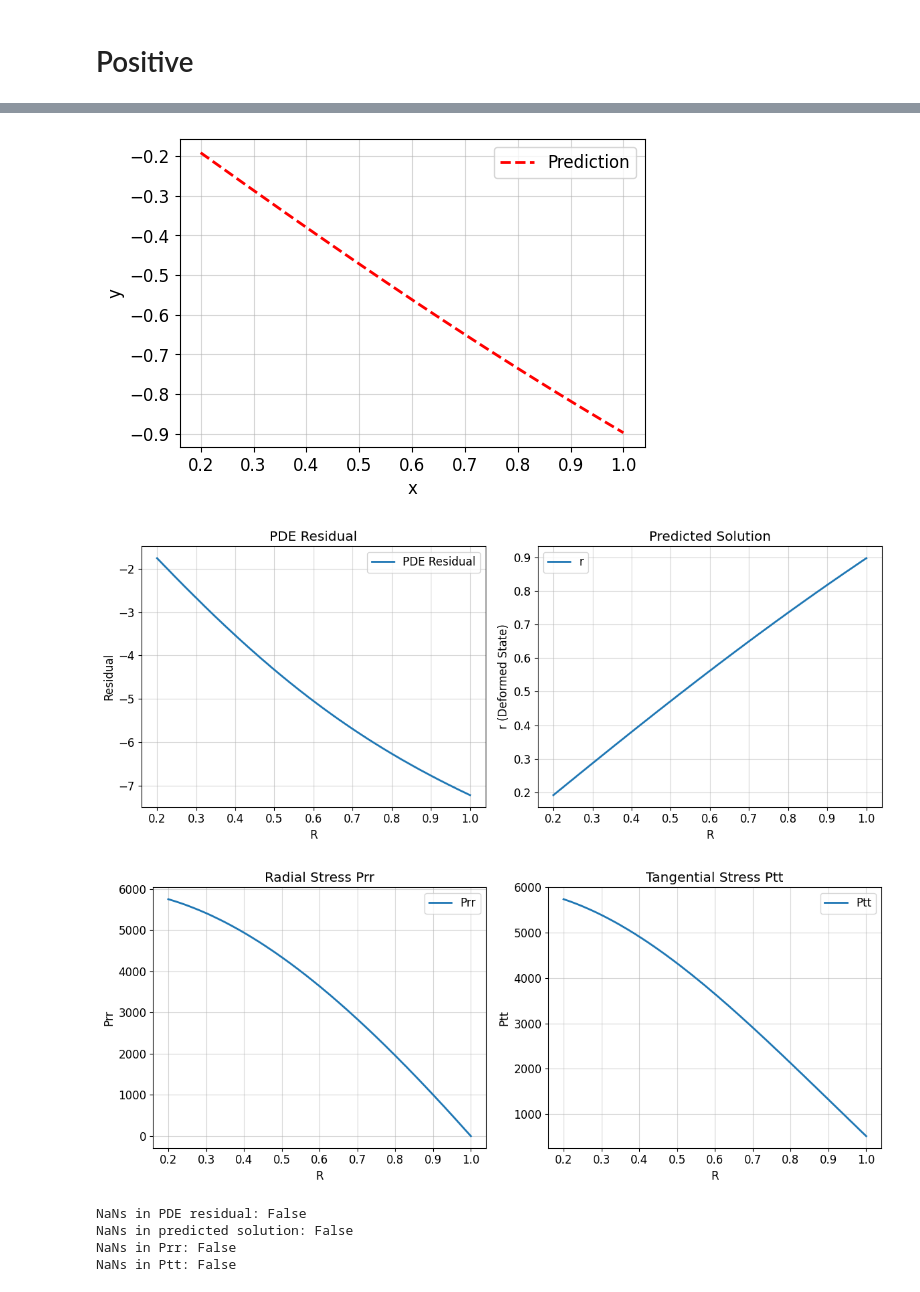
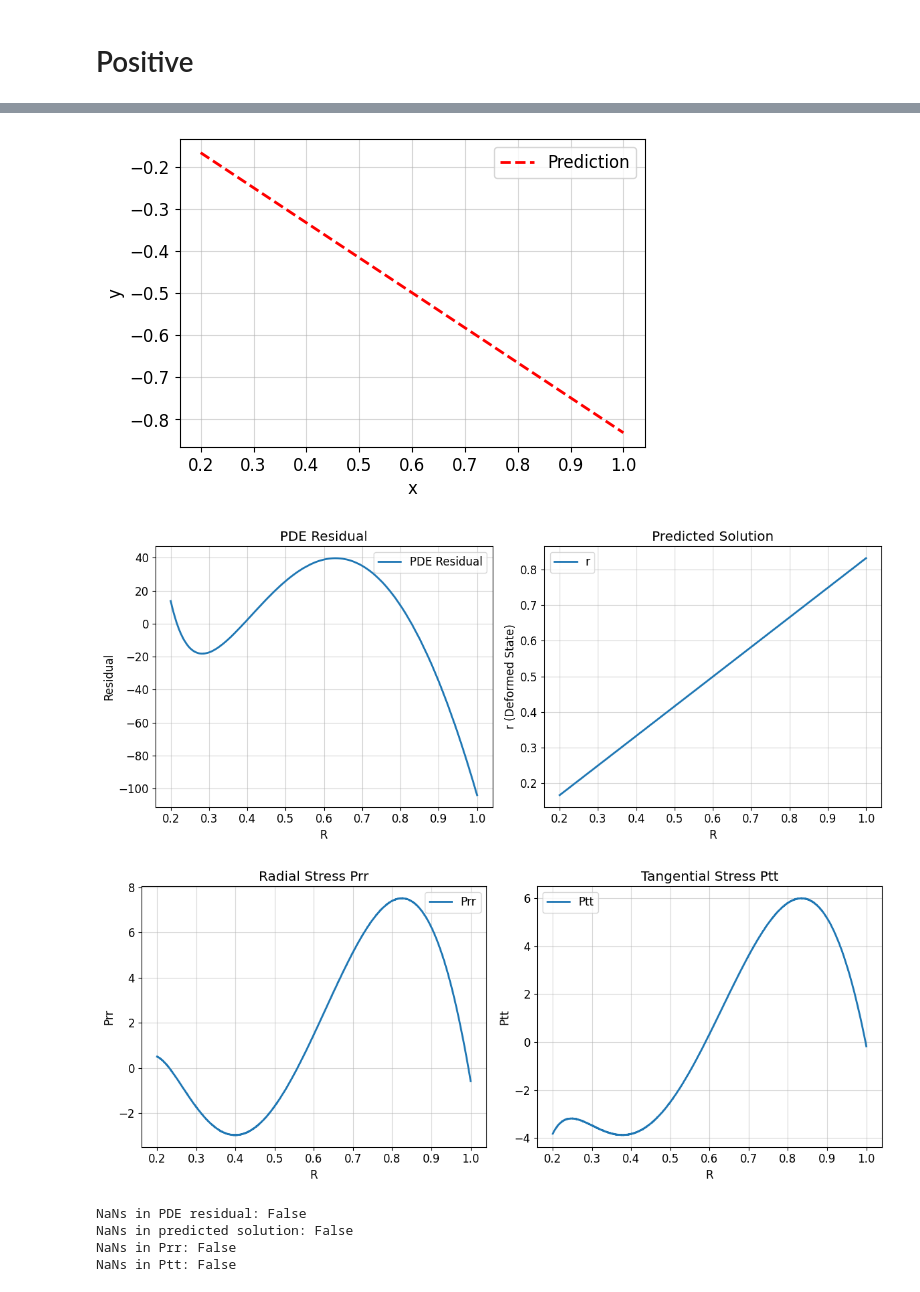
Before and after one commit to NimaFrj/Kaggle-Notebooks, a Jupyter notebook: hydro-pinn-final.ipynb, the cells around one changed output, grey strips where cells are left out. Saved outputs shown, nothing was run; the diff lists cells and outputs as text; code cells hidden in the pictures.

```diff
--- a/hydro-pinn-final.ipynb
+++ b/hydro-pinn-final.ipynb
@@ -159,7 +159,7 @@ def pde(R, r):
     ptt = Ptt(R, r)
     dprr_dR = dde.grad.jacobian(prr, R, i=0, j=0)
     residual = dprr_dR + tf.math.divide_no_nan(prr, R) - tf.math.divide_no_nan(ptt, R)
-    return residual / 1500.0  # Scale to reduce loss magnitude
+    return residual
 
 # Boundary condition functions
 def boundary_left(R, on_boundary):
@@ -185,7 +185,7 @@ data = dde.data.PDE(
     [bc1, bc2],
     num_domain=200,
     num_boundary=2,
-    anchors=x_log,
+    #anchors=x_log,
     num_test=200
 )
 
@@ -196,7 +196,7 @@ net = dde.nn.FNN([1] + [100] * 4 + [1], "tanh", "Glorot uniform")
 model = dde.Model(data, net)
 
 # Compile with Adam
-model.compile("adam", lr=1e-5)  # Larger lr since PDE is scaled
+model.compile("adam", lr=3e-6)  # Larger lr since PDE is scaled
 
 # Early stopping callback
 early_stopping = dde.callbacks.EarlyStopping(
@@ -207,7 +207,7 @@ early_stopping = dde.callbacks.EarlyStopping(
 
 # Train with Adam
 losshistory_adam, train_state_adam = model.train(
-    iterations= 25000,
+    iterations= 50000,
     callbacks=[early_stopping]
 )
 
@@ -293,6 +293,6 @@ Saving test data to /kaggle/working/test.dat ...
-[figure, old version]
+[figure, new version]
-[figure, old version]
+[figure, new version]
-[figure, old version]
+[figure, new version]
 NaNs in PDE residual: False
 NaNs in predicted solution: False
 NaNs in Prr: False
```
Also changed, not shown: parts of 1 cell of this notebook.
